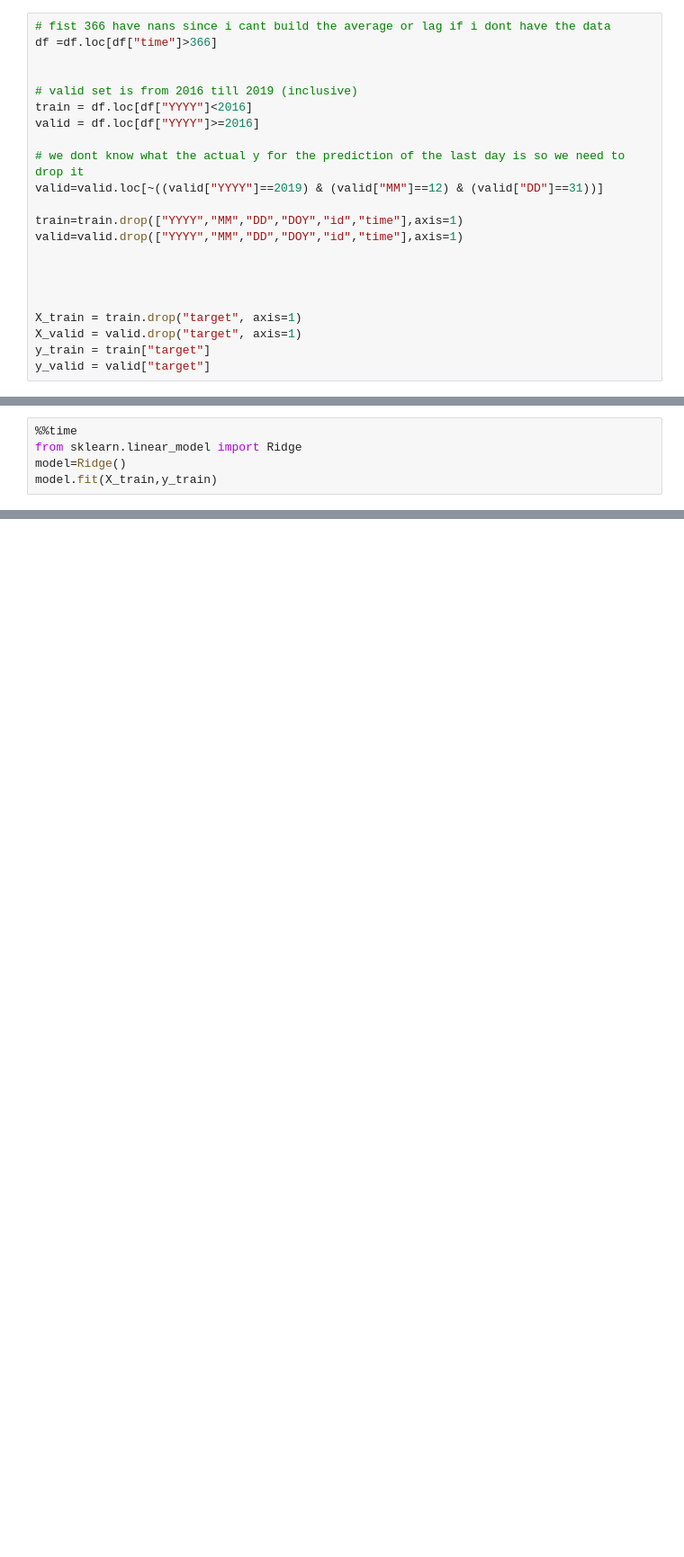
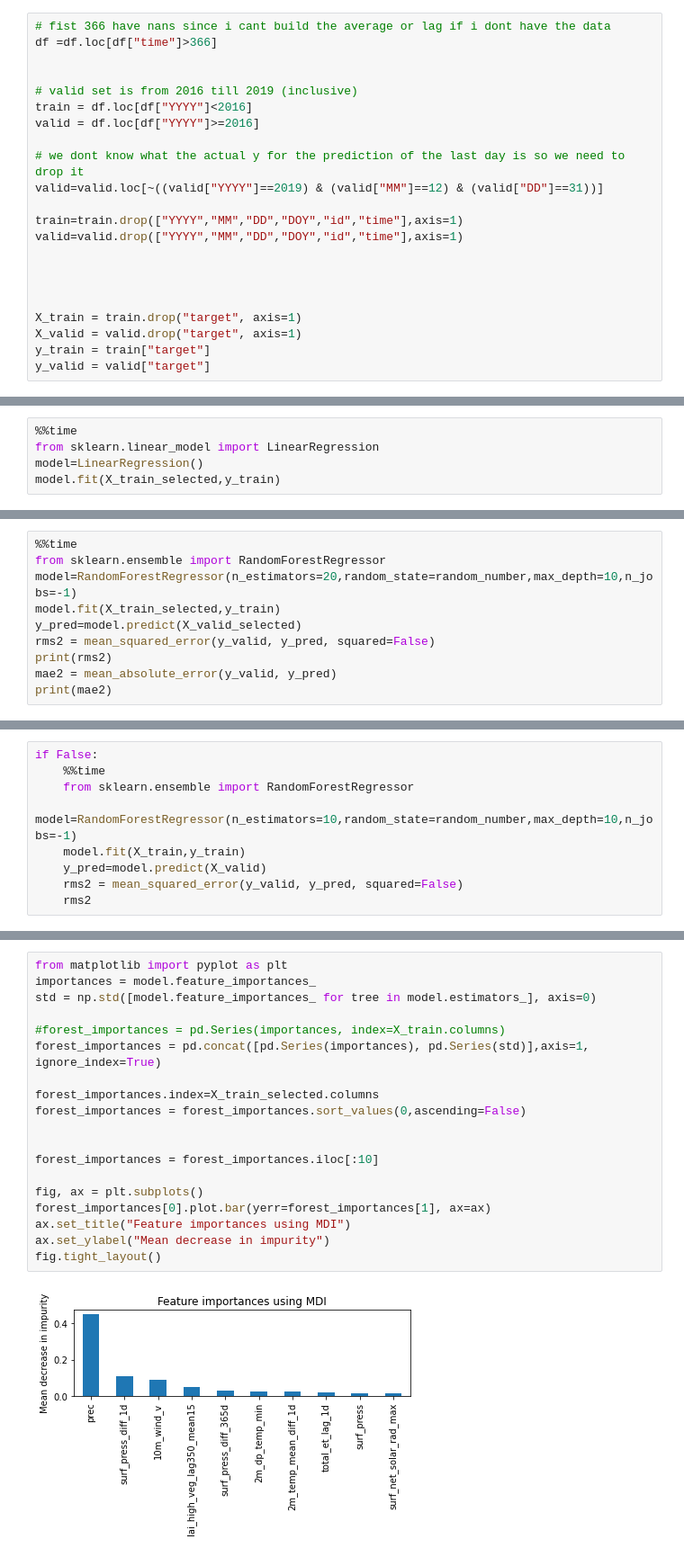
Before and after one commit to fambrogi/AI-ML_ex2, a Jupyter notebook: Alex_Timeline_ML.ipynb, the cells around one changed output, grey strips where cells are left out. Shown at 90% size. Cells and saved outputs as stored; diff of their text form; blank space fills up the shorter version.

```diff
--- a/Alex_Timeline_ML.ipynb
+++ b/Alex_Timeline_ML.ipynb
@@ -113,5 +210,5 @@ y_valid = valid["target"]
 # %%
 %%time
-from sklearn.linear_model import Ridge
-model=Ridge()
-model.fit(X_train,y_train)
+from sklearn.linear_model import LinearRegression
+model=LinearRegression()
+model.fit(X_train_selected,y_train)
@@ -141,0 +233,10 @@ KeyboardInterrupt:
+# %%
+%%time
+from sklearn.ensemble import RandomForestRegressor
+model=RandomForestRegressor(n_estimators=20,random_state=random_number,max_depth=10,n_jobs=-1)
+model.fit(X_train_selected,y_train)
+y_pred=model.predict(X_valid_selected)
+rms2 = mean_squared_error(y_valid, y_pred, squared=False)
+print(rms2)
+mae2 = mean_absolute_error(y_valid, y_pred)
+print(mae2)
@@ -141,0 +253,9 @@ KeyboardInterrupt:
+# %%
+if False:
+    %%time
+    from sklearn.ensemble import RandomForestRegressor
+    model=RandomForestRegressor(n_estimators=10,random_state=random_number,max_depth=10,n_jobs=-1)
+    model.fit(X_train,y_train)
+    y_pred=model.predict(X_valid)
+    rms2 = mean_squared_error(y_valid, y_pred, squared=False)
+    rms2
@@ -141,0 +266,21 @@ KeyboardInterrupt:
+# %%
+from matplotlib import pyplot as plt
+importances = model.feature_importances_
+std = np.std([model.feature_importances_ for tree in model.estimators_], axis=0)
+
+#forest_importances = pd.Series(importances, index=X_train.columns)
+forest_importances = pd.concat([pd.Series(importances), pd.Series(std)],axis=1, ignore_index=True)
+
+forest_importances.index=X_train_selected.columns
+forest_importances = forest_importances.sort_values(0,ascending=False)
+
+
+forest_importances = forest_importances.iloc[:10]
+
+fig, ax = plt.subplots()
+forest_importances[0].plot.bar(yerr=forest_importances[1], ax=ax)
+ax.set_title("Feature importances using MDI")
+ax.set_ylabel("Mean decrease in impurity")
+fig.tight_layout()
+# %% [output]
+[figure, added]
```
Also changed, not shown: parts of 29 cells of this notebook.
